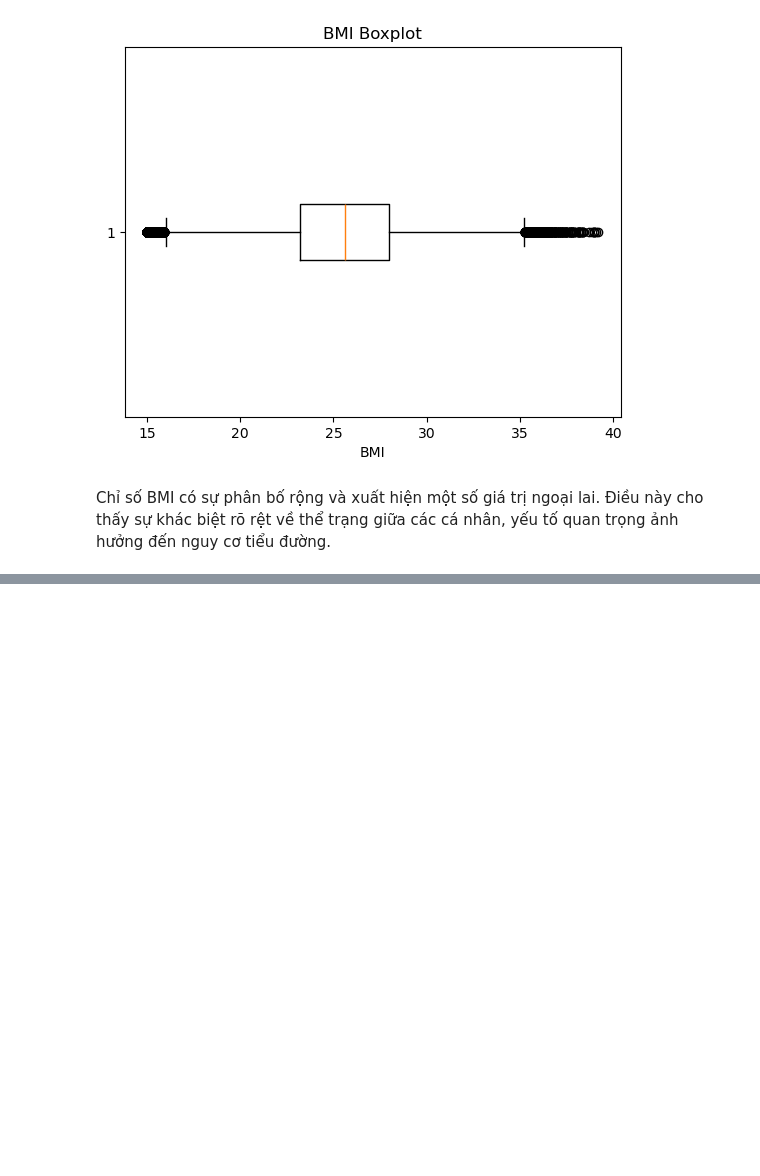
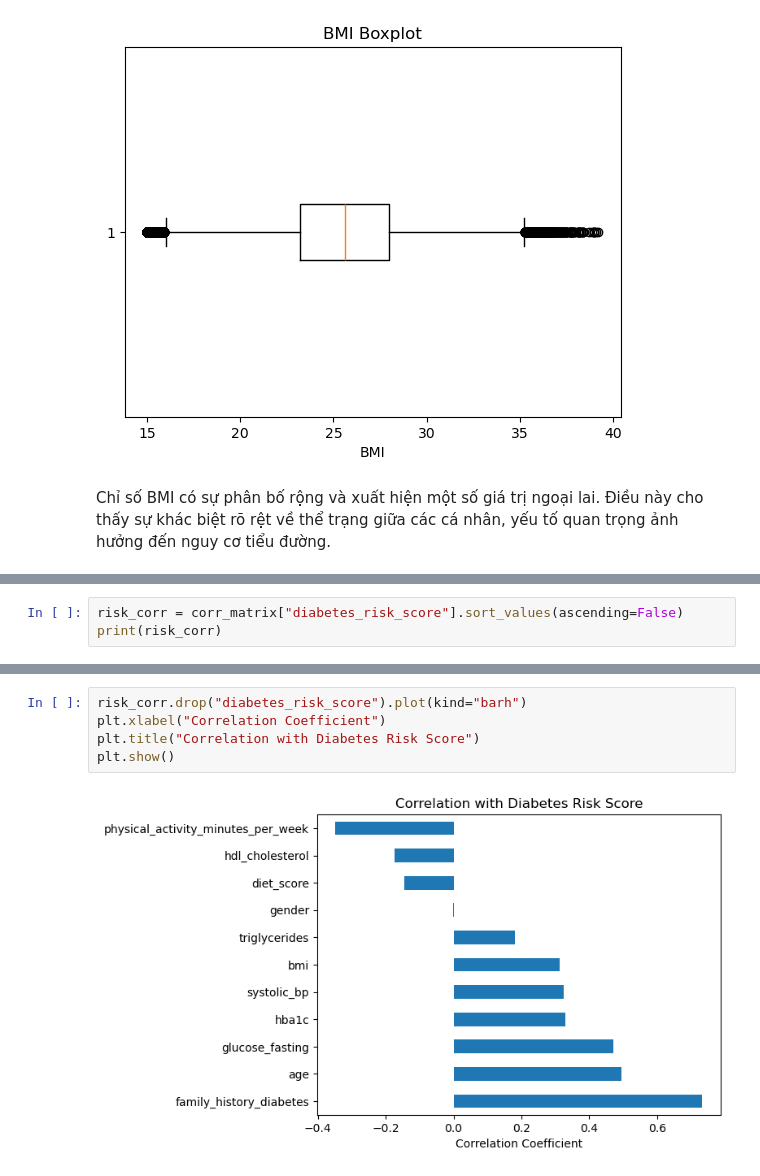
Before and after one commit to Tipiii/Diabetes_Analysis_BigData, a Jupyter notebook: notebook copy/descriptive_analysis.ipynb, the cells around one changed output, grey strips where cells are left out. Cells and saved outputs as stored; diff of their text form; blank space fills up the shorter version.

```diff
--- a/notebook copy/descriptive_analysis.ipynb
+++ b/notebook copy/descriptive_analysis.ipynb
@@ -79,0 +124,3 @@ Chỉ số BMI có sự phân bố rộng và xuất hiện một số giá tr
+# %%
+risk_corr = corr_matrix["diabetes_risk_score"].sort_values(ascending=False)
+print(risk_corr)
@@ -79,0 +141,7 @@ Chỉ số BMI có sự phân bố rộng và xuất hiện một số giá tr
+# %%
+risk_corr.drop("diabetes_risk_score").plot(kind="barh")
+plt.xlabel("Correlation Coefficient")
+plt.title("Correlation with Diabetes Risk Score")
+plt.show()
+# %% [output]
+[figure, added]
```
Also changed, not shown: parts of 7 cells of this notebook, 4 other files.
